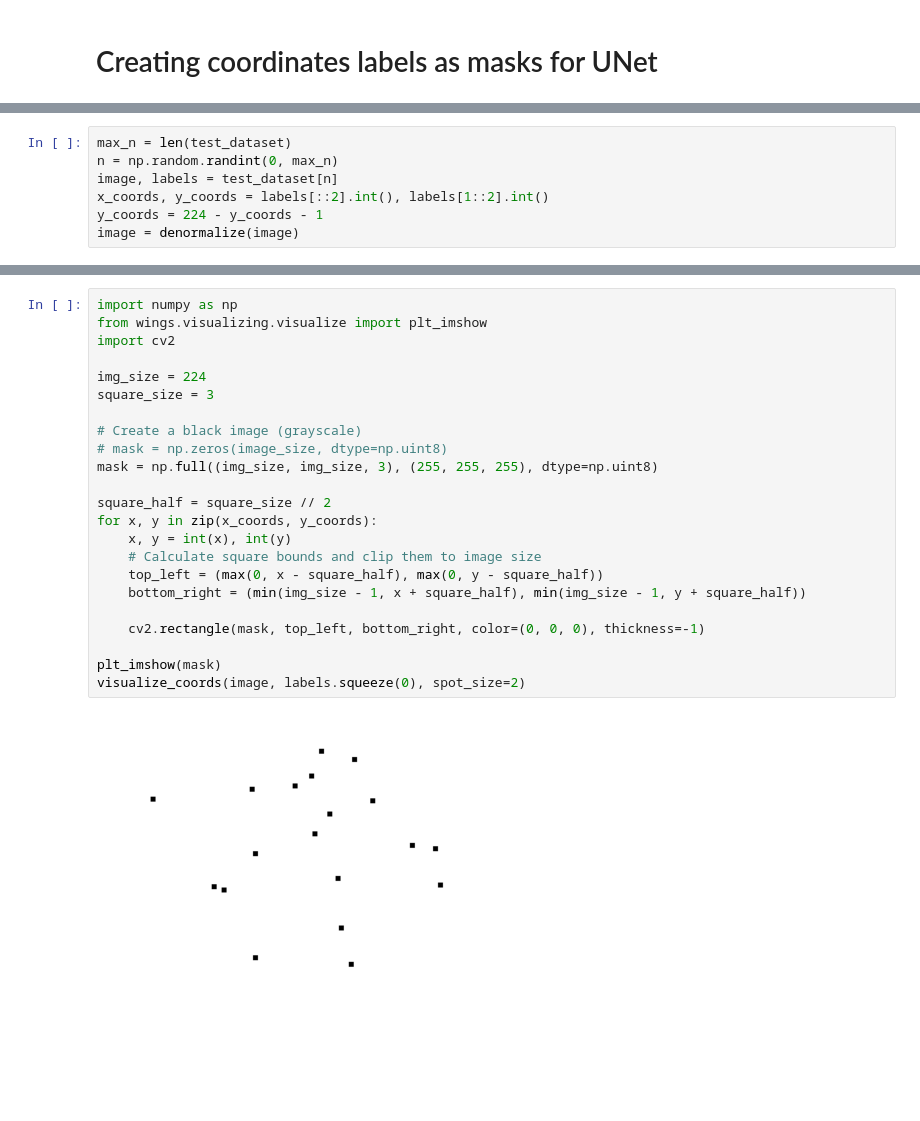
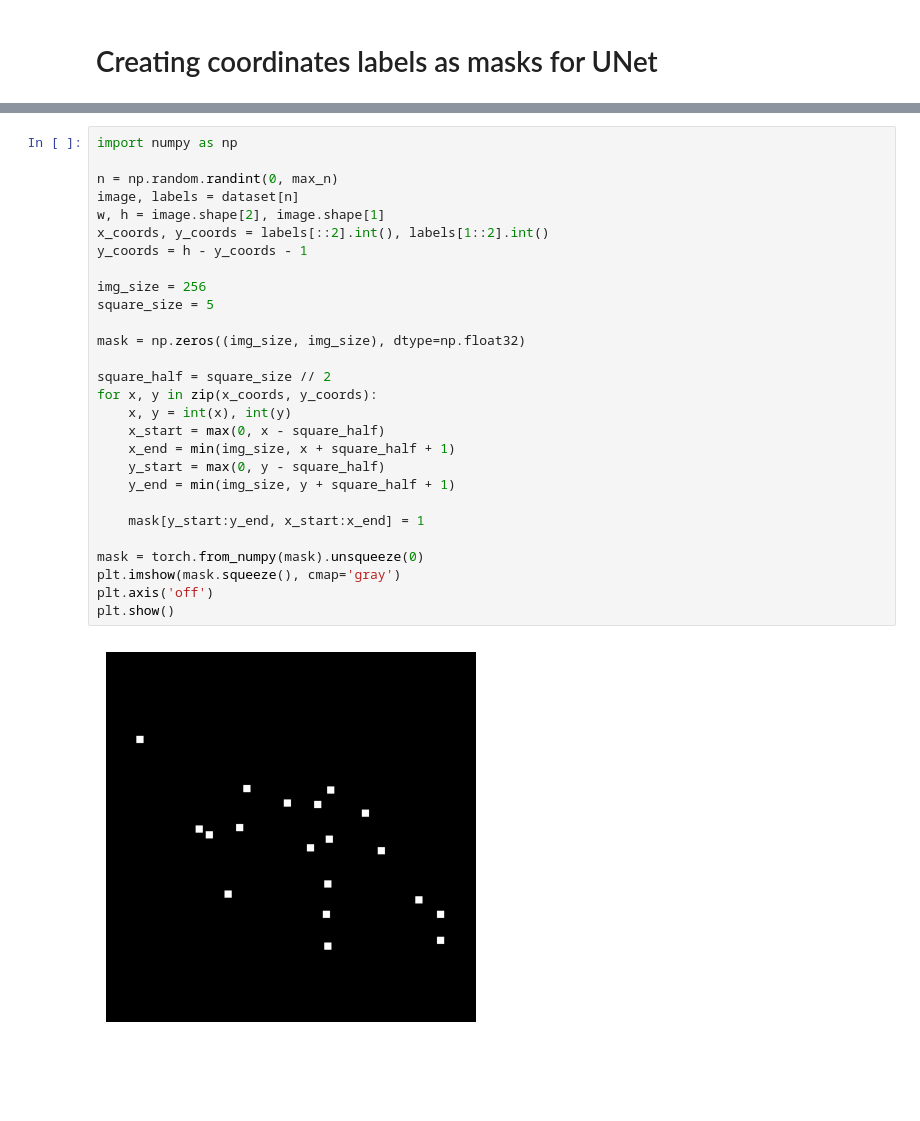
Before and after one commit to mkrajew/bees, a Jupyter notebook: notebooks/05_masks_coords.ipynb, the cells around one changed output, grey strips where cells are left out. Cells and saved outputs as stored; diff of their text form; blank space fills up the shorter version.

Commit message:
unet masks dataset

```diff
--- a/notebooks/05_masks_coords.ipynb
+++ b/notebooks/05_masks_coords.ipynb
@@ -17,7 +17,0 @@ _, _, test_dataset = train_val_test_datasets
-# %%
-max_n = len(test_dataset)
-n = np.random.randint(0, max_n)
-image, labels = test_dataset[n]
-x_coords, y_coords = labels[::2].int(), labels[1::2].int()
-y_coords = 224 - y_coords - 1
-image = denormalize(image)
@@ -24,25 +30,30 @@ image = denormalize(image)
 # %%
 import numpy as np
-from wings.visualizing.visualize import plt_imshow
-import cv2
 
-img_size = 224
-square_size = 3
+n = np.random.randint(0, max_n)
+image, labels = dataset[n]
+w, h = image.shape[2], image.shape[1]
+x_coords, y_coords = labels[::2].int(), labels[1::2].int()
+y_coords = h - y_coords - 1
 
-# Create a black image (grayscale)
-# mask = np.zeros(image_size, dtype=np.uint8)
-mask = np.full((img_size, img_size, 3), (255, 255, 255), dtype=np.uint8)
+img_size = 256
+square_size = 5
+
+mask = np.zeros((img_size, img_size), dtype=np.float32)
 
 square_half = square_size // 2
 for x, y in zip(x_coords, y_coords):
     x, y = int(x), int(y)
-    # Calculate square bounds and clip them to image size
-    top_left = (max(0, x - square_half), max(0, y - square_half))
-    bottom_right = (min(img_size - 1, x + square_half), min(img_size - 1, y + square_half))
+    x_start = max(0, x - square_half)
+    x_end = min(img_size, x + square_half + 1)
+    y_start = max(0, y - square_half)
+    y_end = min(img_size, y + square_half + 1)
 
-    cv2.rectangle(mask, top_left, bottom_right, color=(0, 0, 0), thickness=-1)
+    mask[y_start:y_end, x_start:x_end] = 1
 
-plt_imshow(mask)
-visualize_coords(image, labels.squeeze(0), spot_size=2)
+mask = torch.from_numpy(mask).unsqueeze(0)
+plt.imshow(mask.squeeze(), cmap='gray')
+plt.axis('off')
+plt.show()
 # %% [output]
-[figure, old version]
+[figure, new version]
```
Also changed, not shown: parts of 15 cells of this notebook, 3 other files.
